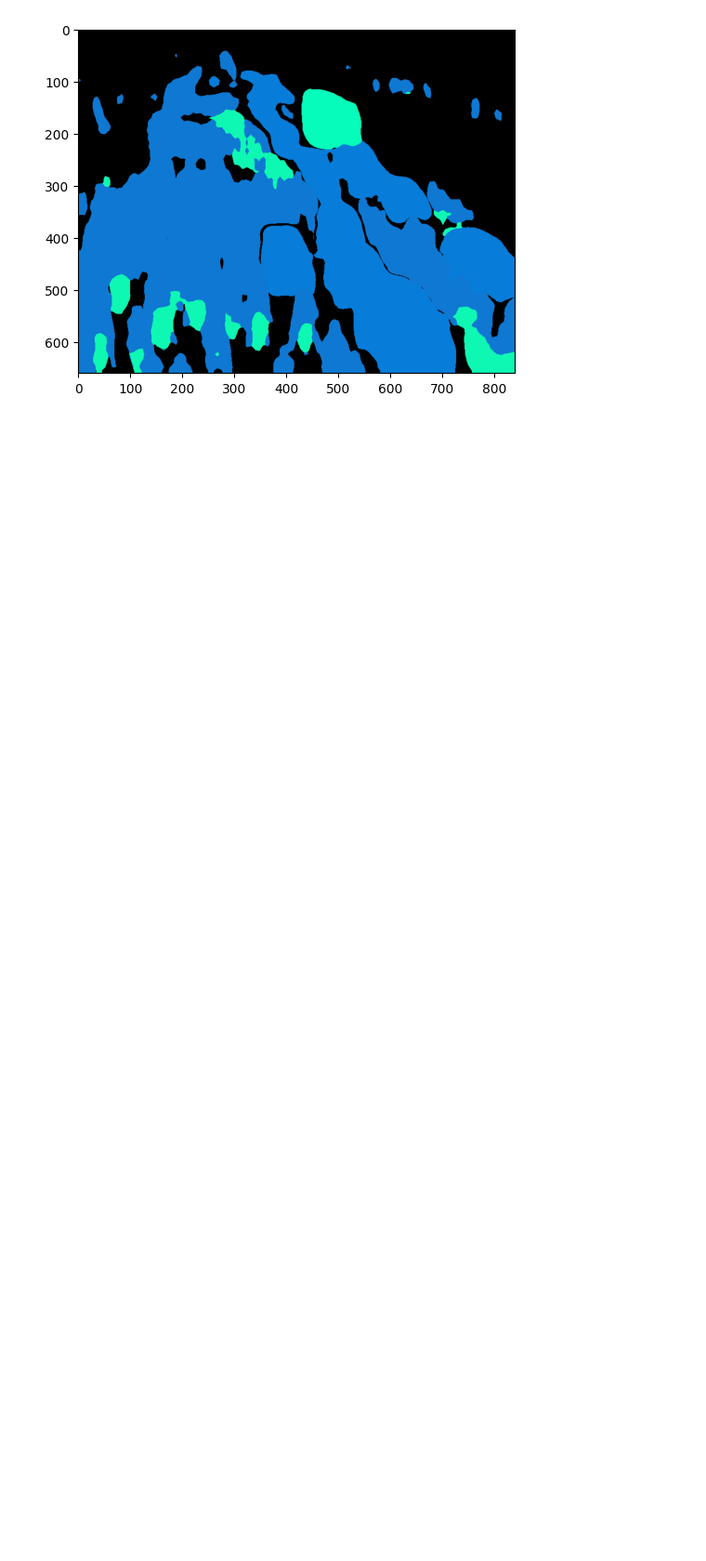
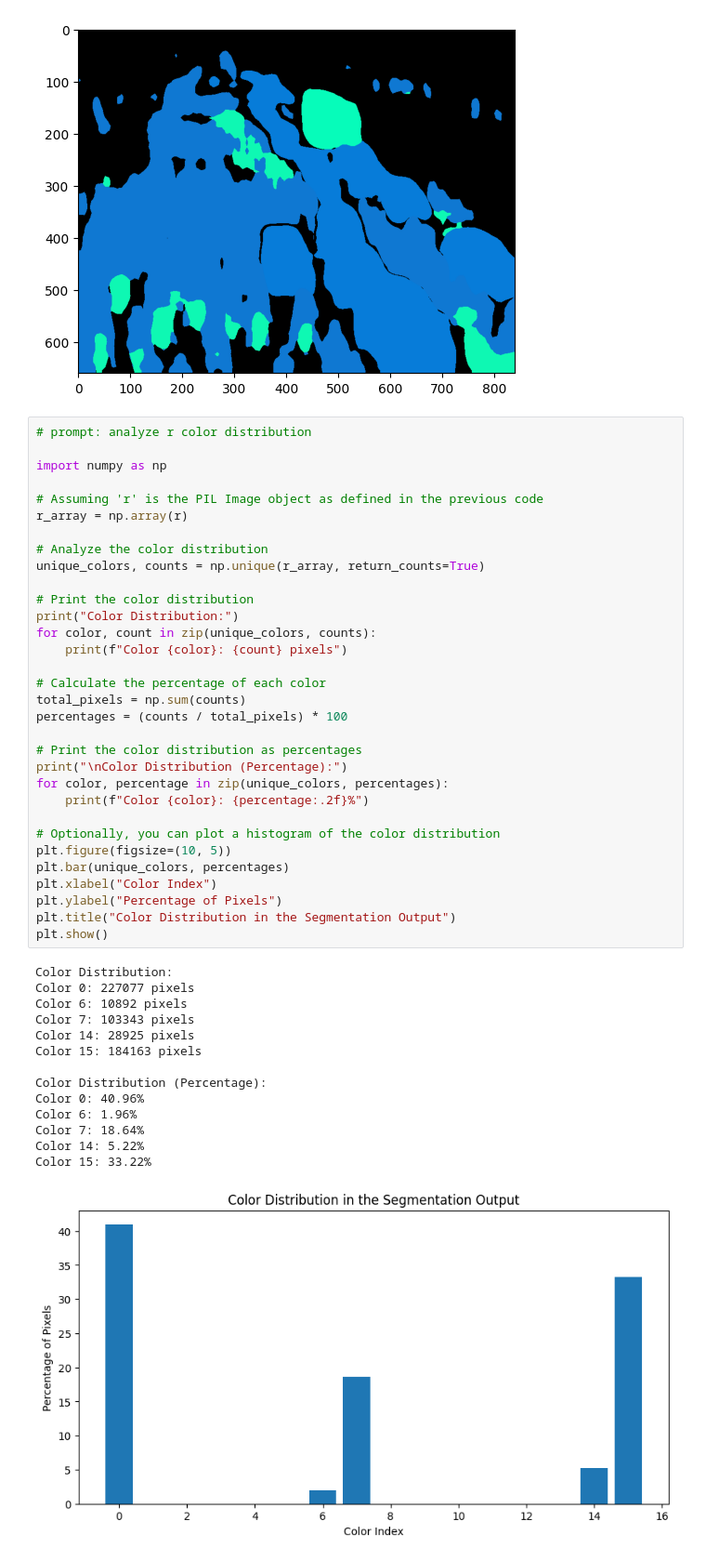
Before and after one commit to haibayby2002/LVTN, a Jupyter notebook: assets/hub/pytorch_vision_deeplabv3_resnet101.ipynb, the cells around one changed output. Shown at 93% size. Saved outputs shown, nothing was run; the diff lists cells and outputs as text; blank space fills up the shorter version.

```diff
--- a/assets/hub/pytorch_vision_deeplabv3_resnet101.ipynb
+++ b/assets/hub/pytorch_vision_deeplabv3_resnet101.ipynb
@@ -104,6 +102,53 @@ plt.imshow(r)
 <matplotlib.image.AxesImage at 0x...>
 [figure]
 [figure]
+# %%
+# prompt: analyze r color distribution
+
+import numpy as np
+
+# Assuming 'r' is the PIL Image object as defined in the previous code
+r_array = np.array(r)
+
+# Analyze the color distribution
+unique_colors, counts = np.unique(r_array, return_counts=True)
+
+# Print the color distribution
+print("Color Distribution:")
+for color, count in zip(unique_colors, counts):
+    print(f"Color {color}: {count} pixels")
+
+# Calculate the percentage of each color
+total_pixels = np.sum(counts)
+percentages = (counts / total_pixels) * 100
+
+# Print the color distribution as percentages
+print("\nColor Distribution (Percentage):")
+for color, percentage in zip(unique_colors, percentages):
+    print(f"Color {color}: {percentage:.2f}%")
+
+# Optionally, you can plot a histogram of the color distribution
+plt.figure(figsize=(10, 5))
+plt.bar(unique_colors, percentages)
+plt.xlabel("Color Index")
+plt.ylabel("Percentage of Pixels")
+plt.title("Color Distribution in the Segmentation Output")
+plt.show()
+# %% [output]
+Color Distribution:
+Color 0: 227077 pixels
+Color 6: 10892 pixels
+Color 7: 103343 pixels
+Color 14: 28925 pixels
+Color 15: 184163 pixels
+
+Color Distribution (Percentage):
+Color 0: 40.96%
+Color 6: 1.96%
+Color 7: 18.64%
+Color 14: 5.22%
+Color 15: 33.22%
+[figure, added]
 # %% [markdown]
 ### Model Description
 
```
Also changed, not shown: parts of 1 cell of this notebook.
